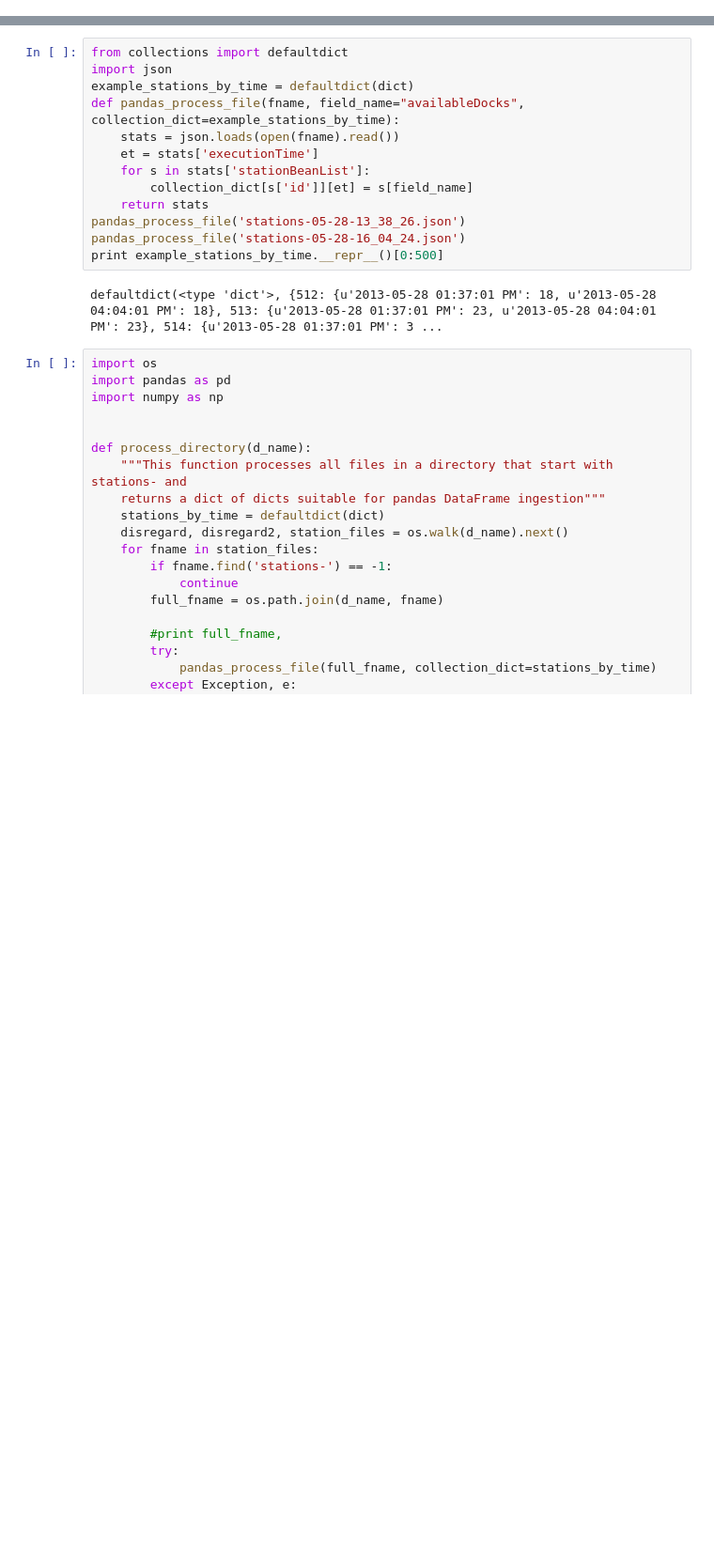
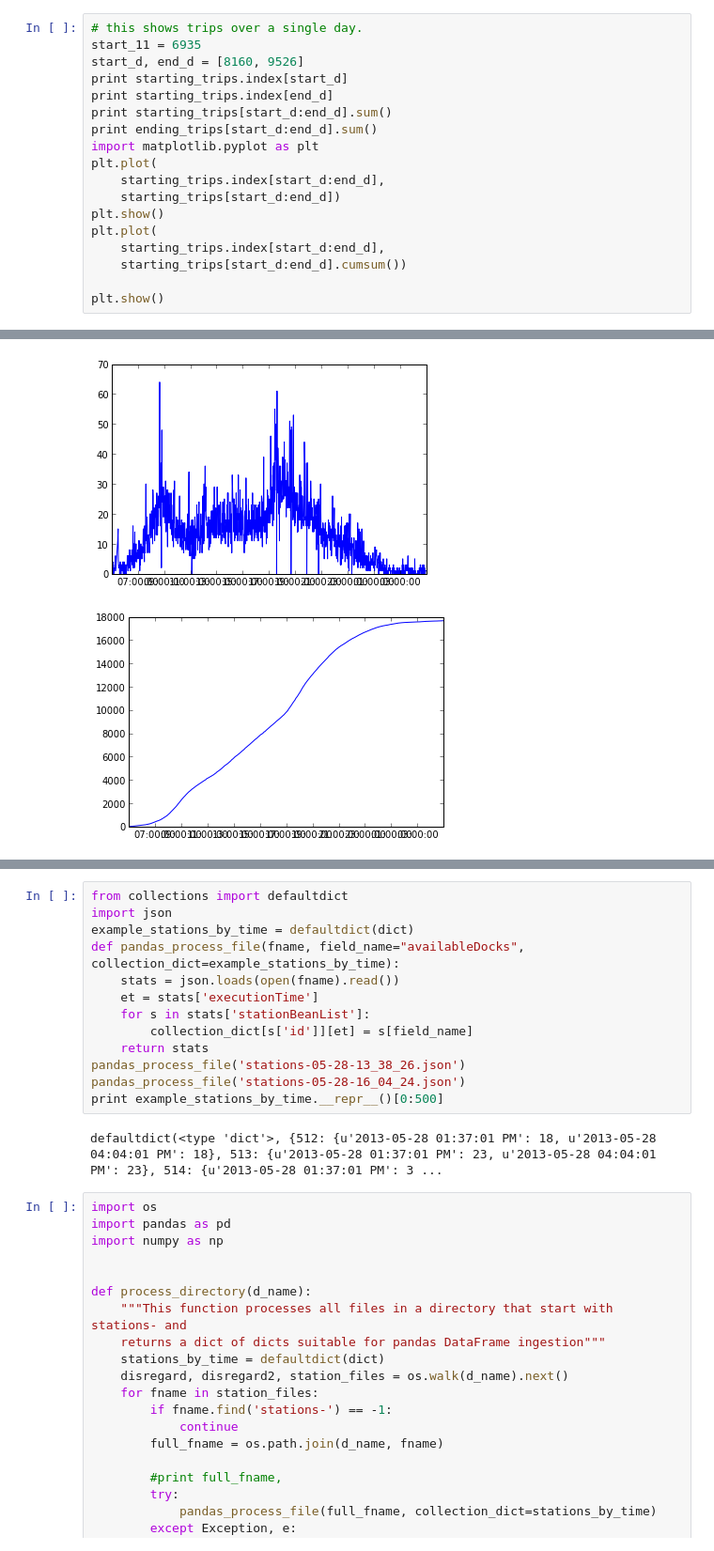
Before and after one commit to paddymul/citibike_stats, a Jupyter notebook: estimate_usage.ipynb, the cells around one changed output, grey strips where cells are left out. Shown at 94% size. Cells and saved outputs as stored; diff of their text form; blank space fills up the shorter version.

```diff
--- a/estimate_usage.ipynb
+++ b/estimate_usage.ipynb
@@ -0,0 +1,19 @@
+# %%
+# this shows trips over a single day.
+start_11 = 6935
+start_d, end_d = [8160, 9526]
+print starting_trips.index[start_d]
+print starting_trips.index[end_d]
+print starting_trips[start_d:end_d].sum()
+print ending_trips[start_d:end_d].sum()
+import matplotlib.pyplot as plt
+plt.plot(
+    starting_trips.index[start_d:end_d],
+    starting_trips[start_d:end_d])
+plt.show()
+plt.plot(
+    starting_trips.index[start_d:end_d],
+    starting_trips[start_d:end_d].cumsum())
+
+plt.show()
+# %% [output]
@@ -0,0 +24,2 @@
+[figure, added]
+[figure, added]
```
Also changed, not shown: parts of 7 cells of this notebook, 1 other file.
